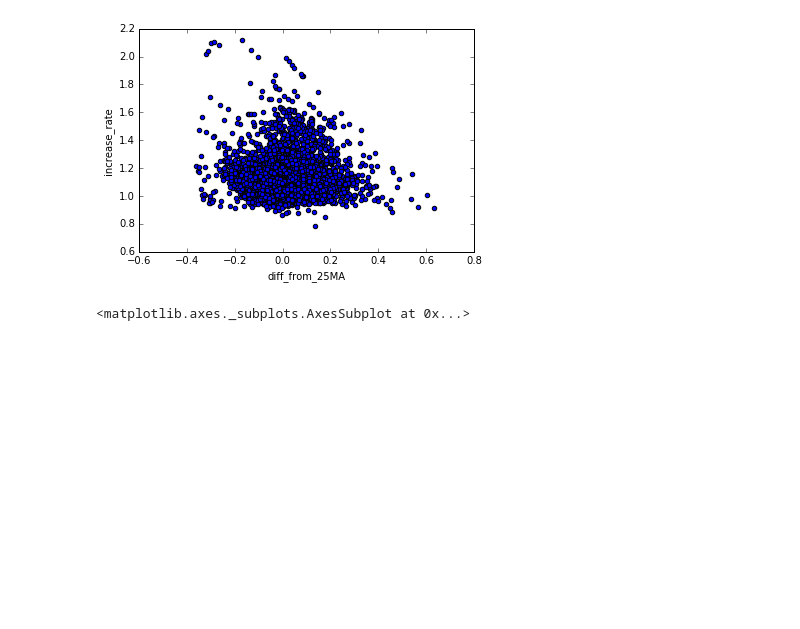
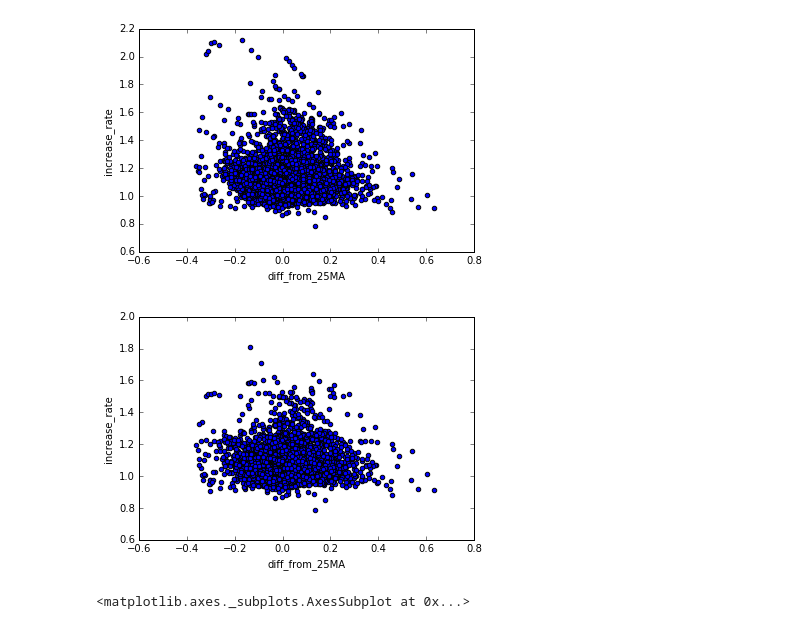
Before and after one commit to 5QgKxT2j/Stock_Analysis, a Jupyter notebook: test.ipynb, the cells around one changed output. Saved outputs shown, nothing was run; the diff lists cells and outputs as text; code cells hidden in the pictures; blank space fills up the shorter version.

```diff
--- a/test.ipynb
+++ b/test.ipynb
@@ -98,6 +98,26 @@ correlation.plot.scatter(x = 'diff_from_25MA', y = 'increase_rate')
 # %% [output]
 <matplotlib.axes._subplots.AxesSubplot at 0x...>
 [figure]
+# %%
+def correlation_plot(days = 30):
+    #乖離率と値上げの相関
+    columns = ['max_close','diff_from_25MA', 'increase_rate']
+    correlation = pd.DataFrame(columns = columns, )
+
+    #tmpdata={'max_close':[], 'diff_from_25MA':[], 'increase_rate':[]}
+    for date in data.index:
+    #    #print(date)
+        max_close = data['close'][date + offsets.Day(1):date + offsets.Day(days)].max()
+        diff_from_25MA = data['Diff_from_25MA'][date]
+        close = data.ix[date,'close']
+        increase_rate = max_close/close
+
+        correlation = correlation.append(pd.DataFrame([[max_close,diff_from_25MA,increase_rate]], columns=columns))
+    correlation.plot.scatter(x = 'diff_from_25MA', y = 'increase_rate')
+# %%
+interact(correlation_plot, days=(1,60,1))
+# %% [output]
+[figure, added]
 # %%
 #plot
 plt.figure(figsize=(20,10))
```
